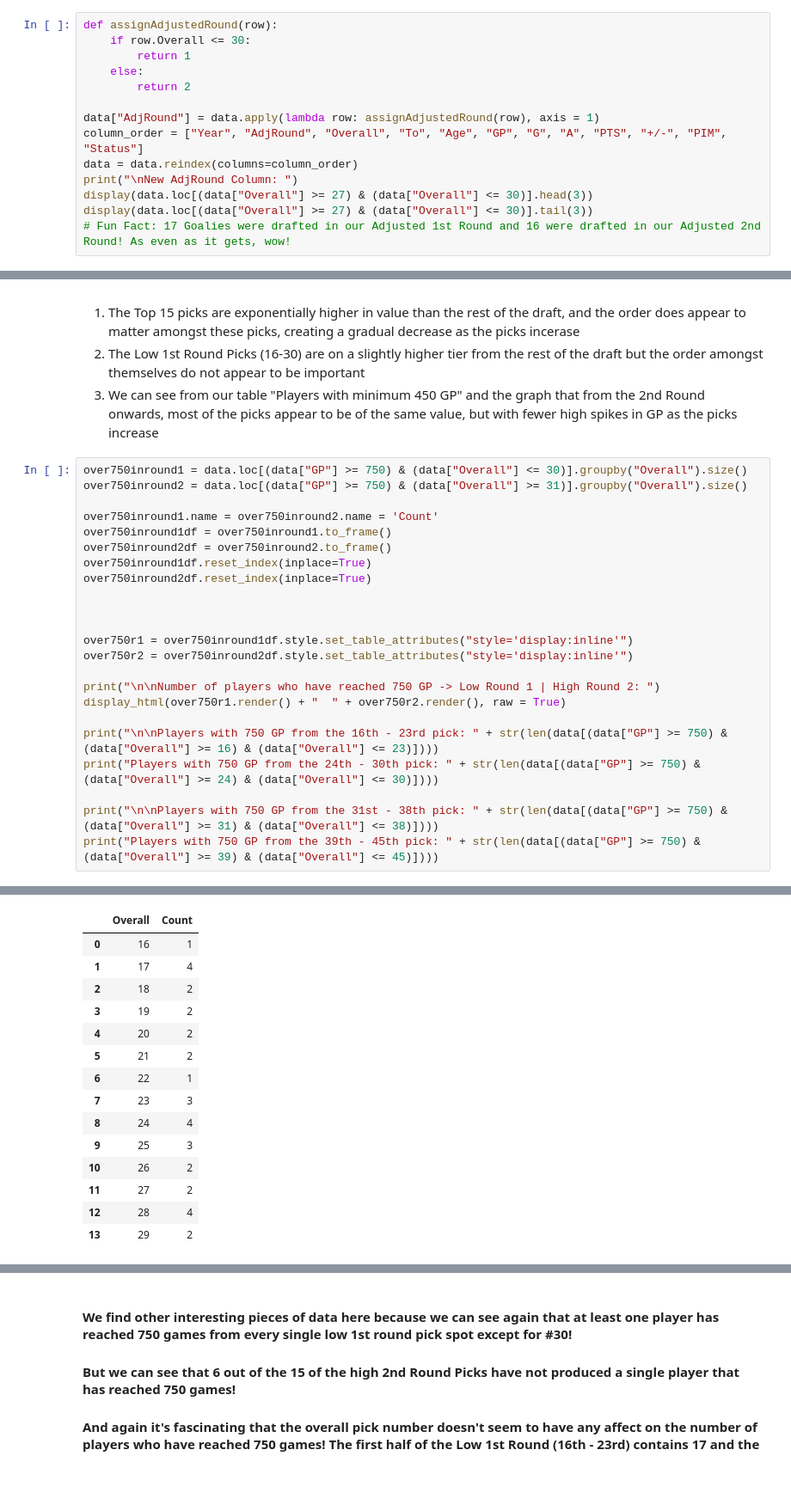
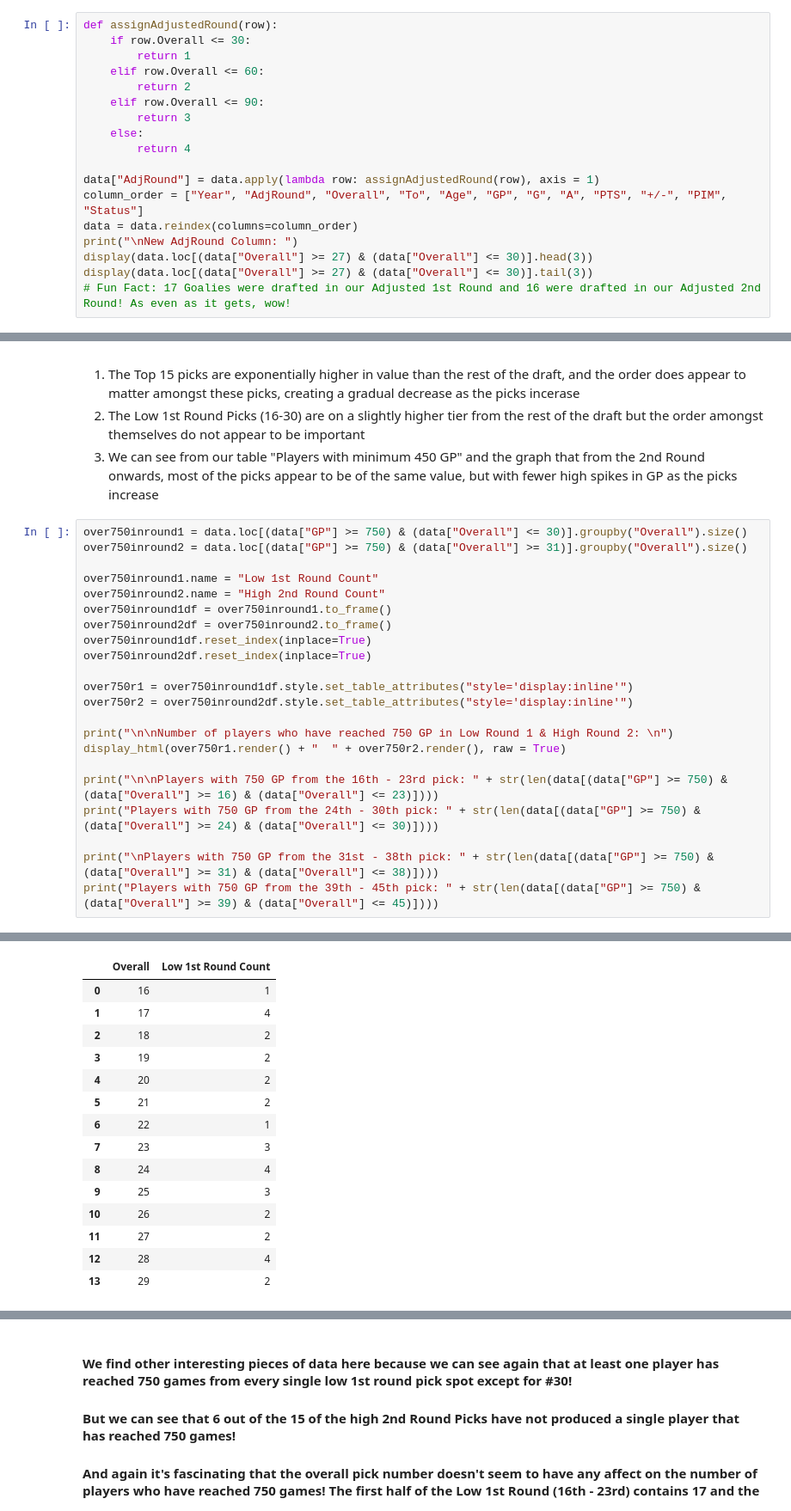
Before and after one commit to minchanhan/CompareNHLDraftPicks, a Jupyter notebook: CompareLow1stHigh2nd.ipynb, the cells around one changed output, grey strips where cells are left out. Shown at 86% size. Cells and saved outputs as stored; diff of their text form; blank space fills up the shorter version.

```diff
--- a/CompareLow1stHigh2nd.ipynb
+++ b/CompareLow1stHigh2nd.ipynb
@@ -205,8 +196,12 @@ display(data[data["Status"] == 1])
 def assignAdjustedRound(row):
     if row.Overall <= 30:
         return 1
+    elif row.Overall <= 60:
+        return 2
+    elif row.Overall <= 90:
+        return 3
     else:
-        return 2
+        return 4
 
 data["AdjRound"] = data.apply(lambda row: assignAdjustedRound(row), axis = 1)
 column_order = ["Year", "AdjRound", "Overall", "To", "Age", "GP", "G", "A", "PTS", "+/-", "PIM", "Status"]
@@ -337,23 +343,22 @@ Players with minimum 450 GP:
 over750inround1 = data.loc[(data["GP"] >= 750) & (data["Overall"] <= 30)].groupby("Overall").size()
 over750inround2 = data.loc[(data["GP"] >= 750) & (data["Overall"] >= 31)].groupby("Overall").size()
 
-over750inround1.name = over750inround2.name = 'Count'
+over750inround1.name = "Low 1st Round Count"
+over750inround2.name = "High 2nd Round Count"
 over750inround1df = over750inround1.to_frame()
 over750inround2df = over750inround2.to_frame()
 over750inround1df.reset_index(inplace=True)
 over750inround2df.reset_index(inplace=True)
 
-
-
 over750r1 = over750inround1df.style.set_table_attributes("style='display:inline'")
 over750r2 = over750inround2df.style.set_table_attributes("style='display:inline'")
 
-print("\n\nNumber of players who have reached 750 GP -> Low Round 1 | High Round 2: ")
+print("\n\nNumber of players who have reached 750 GP in Low Round 1 & High Round 2: \n")
 display_html(over750r1.render() + "  " + over750r2.render(), raw = True)
 
 print("\n\nPlayers with 750 GP from the 16th - 23rd pick: " + str(len(data[(data["GP"] >= 750) & (data["Overall"] >= 16) & (data["Overall"] <= 23)])))
 print("Players with 750 GP from the 24th - 30th pick: " + str(len(data[(data["GP"] >= 750) & (data["Overall"] >= 24) & (data["Overall"] <= 30)])))
 
-print("\n\nPlayers with 750 GP from the 31st - 38th pick: " + str(len(data[(data["GP"] >= 750) & (data["Overall"] >= 31) & (data["Overall"] <= 38)])))
+print("\nPlayers with 750 GP from the 31st - 38th pick: " + str(len(data[(data["GP"] >= 750) & (data["Overall"] >= 31) & (data["Overall"] <= 38)])))
 print("Players with 750 GP from the 39th - 45th pick: " + str(len(data[(data["GP"] >= 750) & (data["Overall"] >= 39) & (data["Overall"] <= 45)])))
 # %% [output]
@@ -361,4 +366,4 @@ Number of players who have reached 750 GP -> Low Round 1 | High Round 2:
-|  | Overall | Count |
+|  | Overall | Low 1st Round Count |
 | 0 | 16 | 1 |
 | 1 | 17 | 4 |
 | 2 | 18 | 2 |
```
Also changed, not shown: parts of 17 cells of this notebook, 1 other file.
